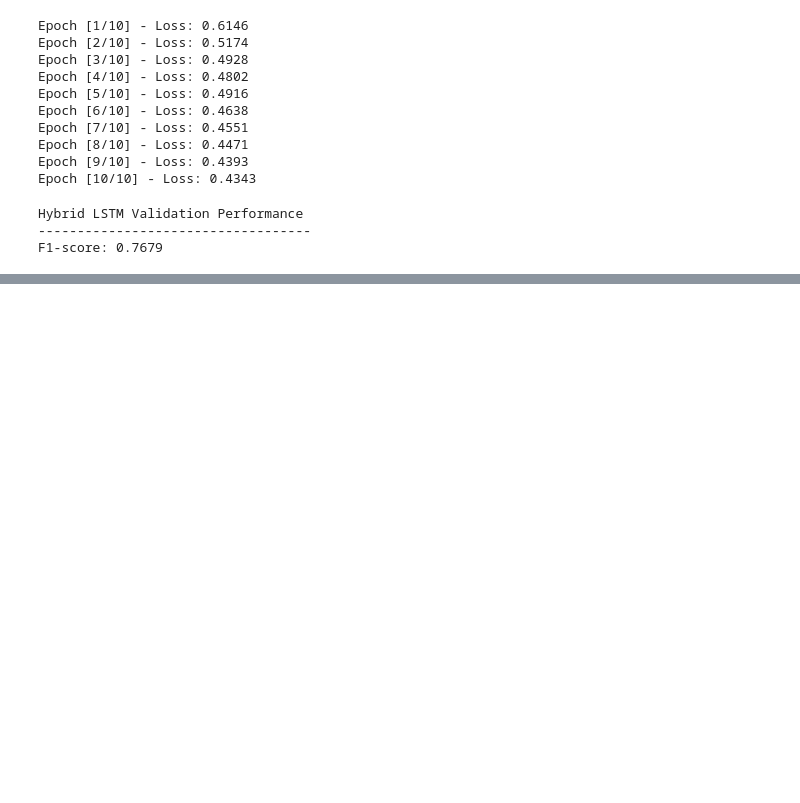
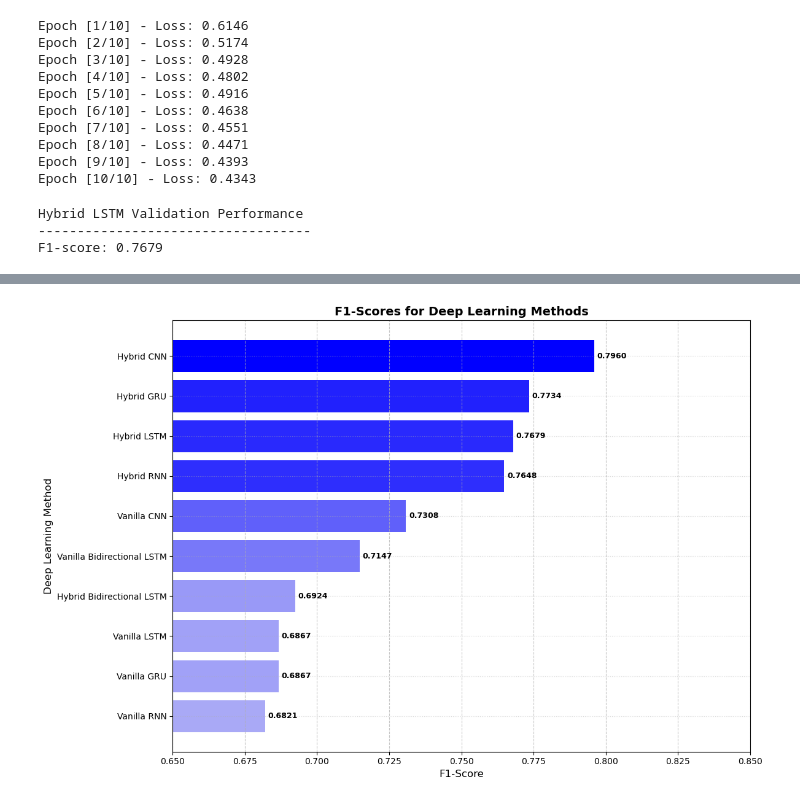
Before and after one commit to tadamaen/DSA4262, a Jupyter notebook: DSA4262 Individual Assignment 2/DSA4262 Individual Assignment 2.ipynb, the cells around one changed output, grey strips where cells are left out. Cells and saved outputs as stored; diff of their text form; code cells hidden in the pictures; blank space fills up the shorter version.

Commit message:
Round 7 Updates
Added Remaining Deep Learning Models
- GRU + Bidirectional LSTM
- Plot Deep Learning Models F1-Score Graph

```diff
--- a/DSA4262 Individual Assignment 2/DSA4262 Individual Assignment 2.ipynb
+++ b/DSA4262 Individual Assignment 2/DSA4262 Individual Assignment 2.ipynb
@@ -4807,0 +5317,17 @@ Now we will proceed to the next model, **GRU** (another variant of RNN).
+# %%
+# Training The Hybrid Bidirectional LSTM Model
+for epoch in range(epochs):
+    model_hybrid_bilstm.train()
+    total_loss = 0
+    for texts, structured, labels in train_loader_hybrid:
+        texts = texts.to(device)
+        structured = structured.to(device)
+        labels = labels.to(device).unsqueeze(1)
+        optimizer.zero_grad()
+        outputs = model_hybrid_bilstm(texts, structured)
+        loss = criterion(outputs, labels)
+        loss.backward()
+        optimizer.step()
+        total_loss += loss.item()
+    avg_loss = total_loss / len(train_loader_hybrid)
+    print(f"Epoch [{epoch+1}/{epochs}] - Loss: {avg_loss:.4f}")
@@ -4807,0 +5399,41 @@ Now we will proceed to the next model, **GRU** (another variant of RNN).
+# %%
+# Prepare the data
+methods = ["Vanilla CNN", "Hybrid CNN", "Vanilla RNN", "Hybrid RNN", "Vanilla LSTM",
+           "Hybrid LSTM", "Vanilla GRU", "Hybrid GRU", "Vanilla Bidirectional LSTM",
+           "Hybrid Bidirectional LSTM"]
+
+f1_scores = [0.7308, 0.7960, 0.6821, 0.7648, 0.6867, 0.7679, 0.6867, 0.7734, 0.7147, 0.6924]
+
+# Sort by F1-score descending
+data_sorted = sorted(zip(methods, f1_scores), key=lambda x: x[1], reverse=True)
+methods_sorted, f1_scores_sorted = zip(*data_sorted)
+
+# Normalize F1-scores to 0-1 for color intensity
+min_score = min(f1_scores_sorted)
+max_score = max(f1_scores_sorted)
+normalized_scores = [(score - min_score) / (max_score - min_score) for score in f1_scores_sorted]
+
+# Create colors: higher F1 → darker blue
+colors = [sns.light_palette("blue", as_cmap=True)(0.3 + 0.7*norm) for norm in normalized_scores]
+
+# Plot
+plt.figure(figsize=(12, 8))
+bars = plt.barh(methods_sorted, f1_scores_sorted, color=colors)
+
+# Add numbers to the right
+for bar, score in zip(bars, f1_scores_sorted):
+    plt.text(bar.get_width() + 0.001, bar.get_y() + bar.get_height()/2,
+             f"{score:.4f}", va='center', ha='left', fontsize=9, fontweight='bold')
+
+# Styling
+plt.xlabel("F1-Score", fontsize=12)
+plt.ylabel("Deep Learning Method", fontsize=12)
+plt.title("F1-Scores for Deep Learning Methods", fontsize=14, fontweight='bold')
+plt.xlim(0.65, 0.85)
+plt.grid(axis='x', linestyle='--', alpha=0.7)
+plt.grid(axis='y', linestyle=':', alpha=0.5)
+plt.gca().invert_yaxis()
+plt.tight_layout()
+plt.show()
+# %% [output]
+[figure, added]
```
Also changed, not shown: parts of 46 cells of this notebook.
